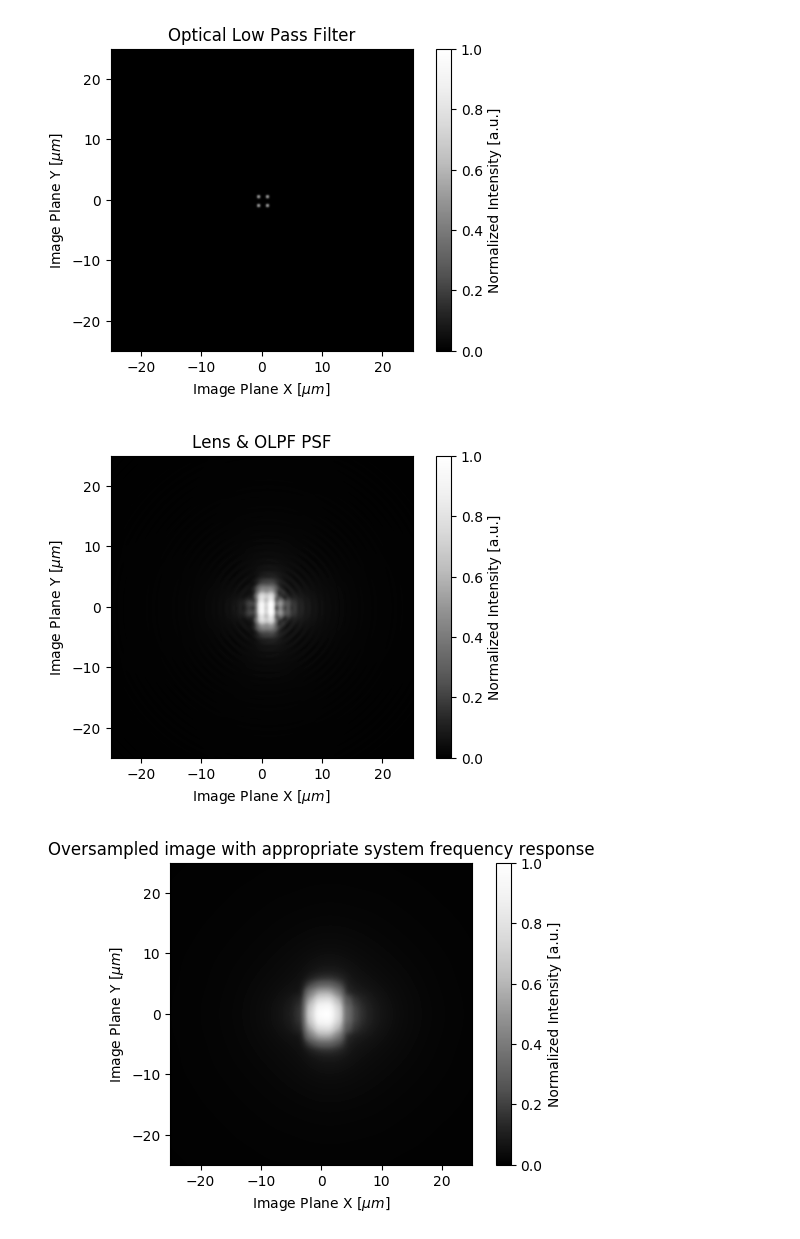
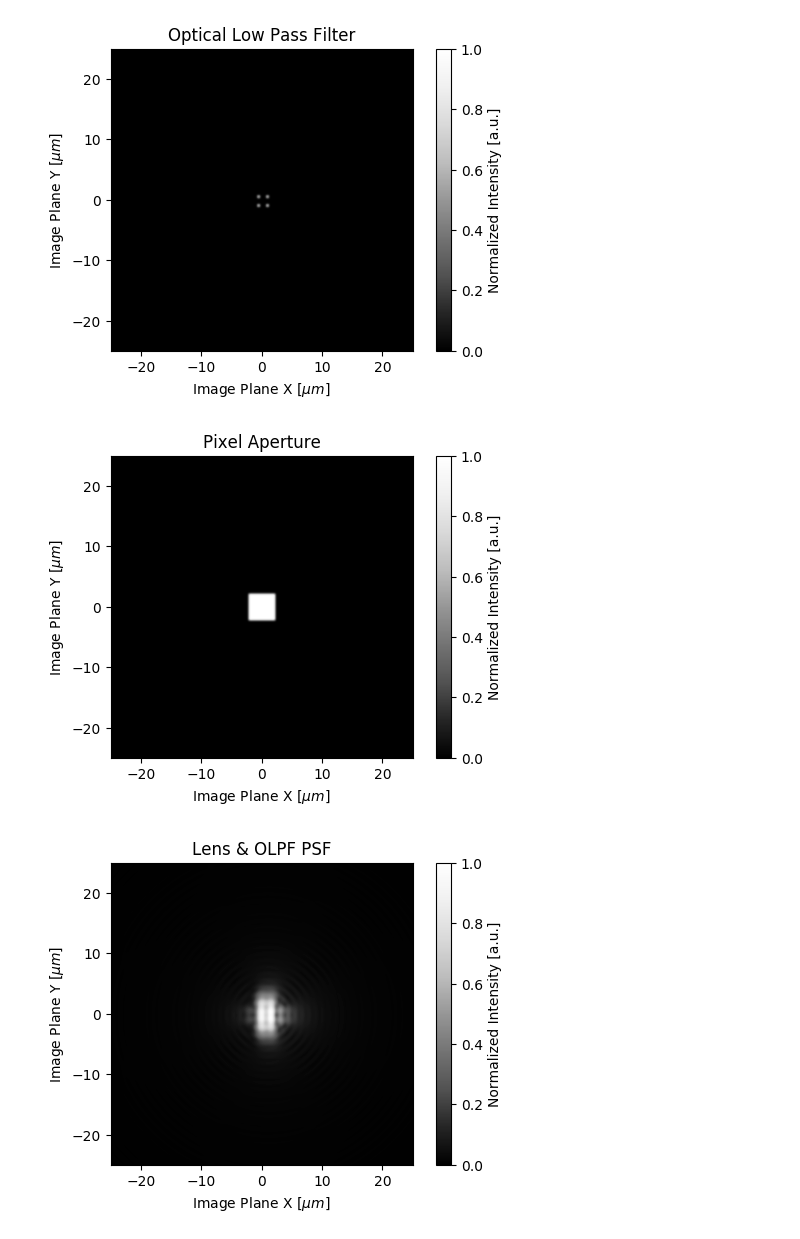
Before and after one commit to fossabot/prysm, a Jupyter notebook: Examples/System MTF modeling.ipynb, the cells around one changed output. Drawn from its saved outputs; the diff is of its cells as text; code cells hidden in the pictures.

Commit message:
add pixel aperture to graphic output

```diff
--- a/Examples/System MTF modeling.ipynb
+++ b/Examples/System MTF modeling.ipynb
@@ -27,32 +27,35 @@ psf3 = convpsf(psf2, pix)
 # generate system-level MTFs
 mtf1 = MTF.from_psf(psf1)
 mtf2 = MTF.from_psf(psf2)
 mtf3 = MTF.from_psf(psf3)
 
 # show some results
 psf1.plot2d()
 plt.title('Lens PSF')
 
 olpf.plot2d()
 plt.title('Optical Low Pass Filter')
 
+pix.plot2d()
+plt.title('Pixel Aperture')
+
 psf2.plot2d()
 plt.title('Lens & OLPF PSF')
 
 psf3.plot2d()
 plt.title('Oversampled image with appropriate system frequency response')
 
 mtf1.plot_tan_sag()
 plt.title('Lens MTF')
 
 mtf2.plot_tan_sag()
 plt.title('Lens & OLPF MTF')
 
 mtf3.plot_tan_sag()
 plt.title('System MTF (T&S)')
 # %% [output]
 <matplotlib.text.Text at 0x...>
 [figure]
 [figure]
-[figure, old version]
+[figure, new version]
-[figure, old version]
+[figure, new version]
```
Also changed, not shown: parts of 1 cell of this notebook.
